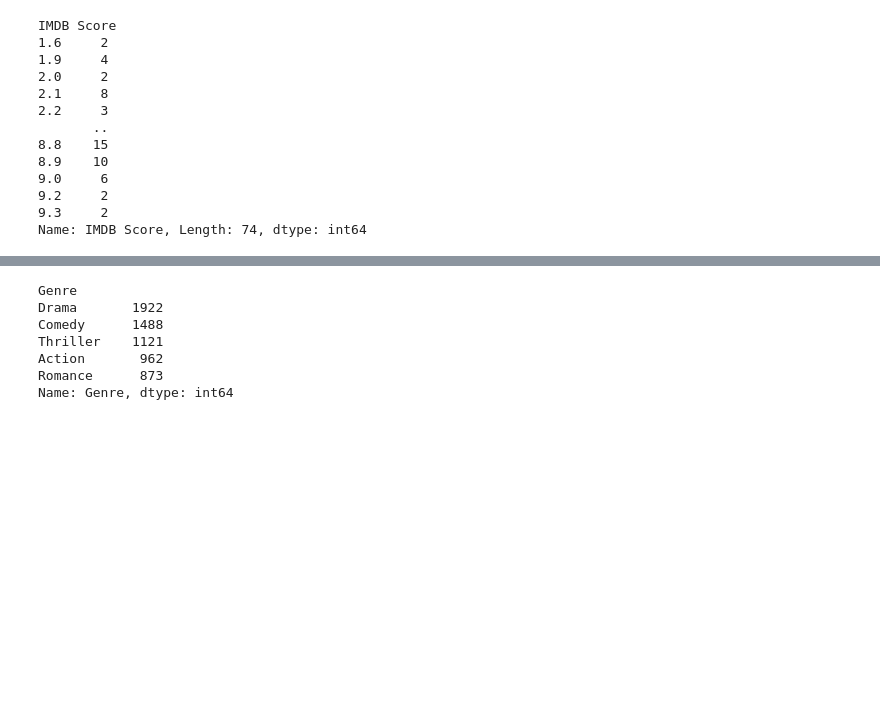
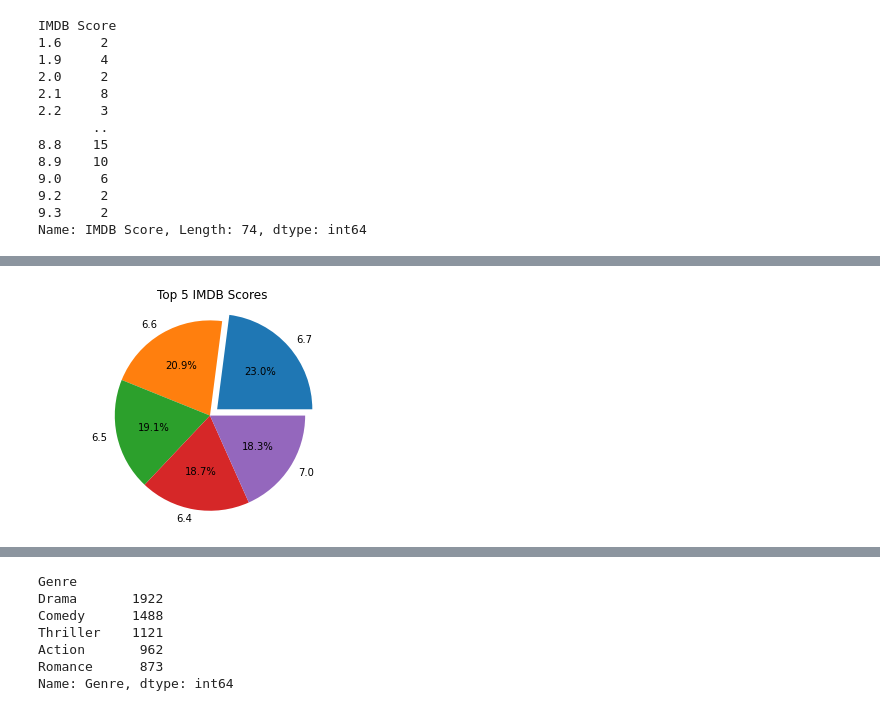
Before and after one commit to radowtay/Project-1, a Jupyter notebook: Top 5 Genres.ipynb, the cells around one changed output, grey strips where cells are left out. Cells and saved outputs as stored; diff of their text form; code cells hidden in the pictures; blank space fills up the shorter version.

```diff
--- a/Top 5 Genres.ipynb
+++ b/Top 5 Genres.ipynb
@@ -139,3 +131,7 @@ IMDB Score
 9.2     2
 9.3     2
 Name: IMDB Score, Length: 74, dtype: int64
+# %%
+#Top 5 IMDB
+topIdf = Average.sort_values(ascending=False).nlargest(5)
+topIdf.head()
@@ -142,3 +146,13 @@ Name: IMDB Score, Length: 74, dtype: int64
+# %%
+#Top 5 IMDB in a pie chart
+my_labels = '6.7', '6.6', '6.5', '6.4', '7.0'
+my_explode = (0.1, 0, 0, 0, 0)
+plt.pie(topIdf,labels=my_labels,autopct='%1.1f%%', explode=my_explode)
+plt.title('Top 5 IMDB Scores')
+plt.axis('equal')
+plt.show()
+# %% [output]
+[figure, added]
 # %%
 #Top 5 Genre catergories based on IMDB Score
 topGdf = Genre_Average.sort_values("IMDB Score", ascending=False)
```
Also changed, not shown: parts of 9 cells of this notebook.
